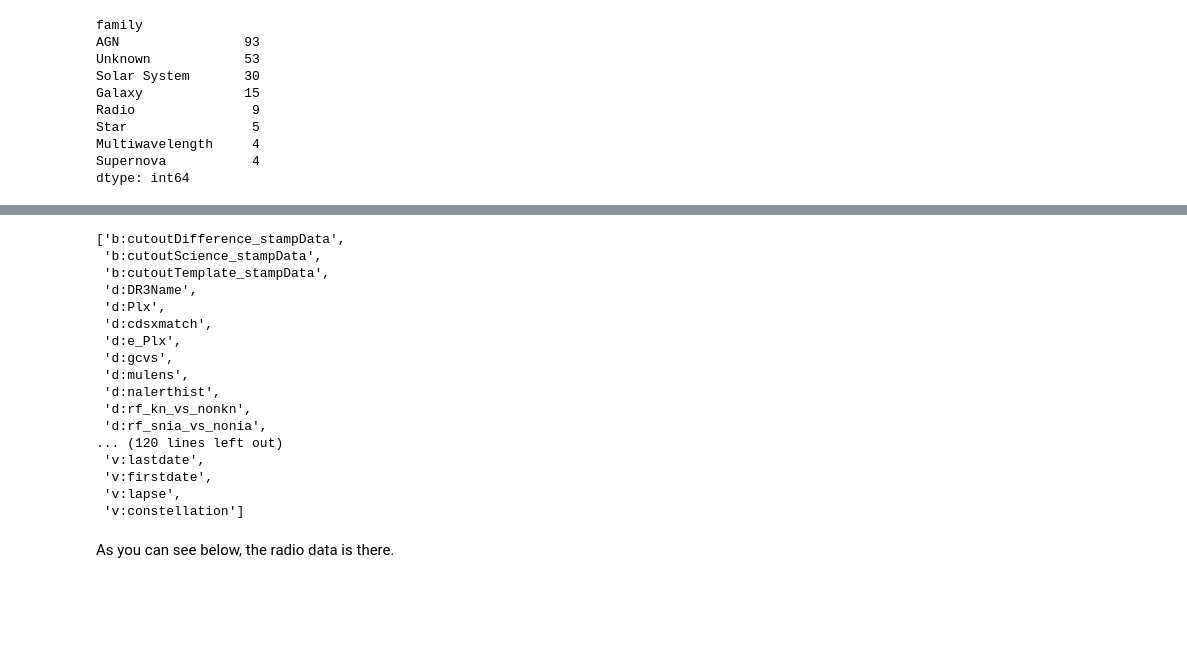
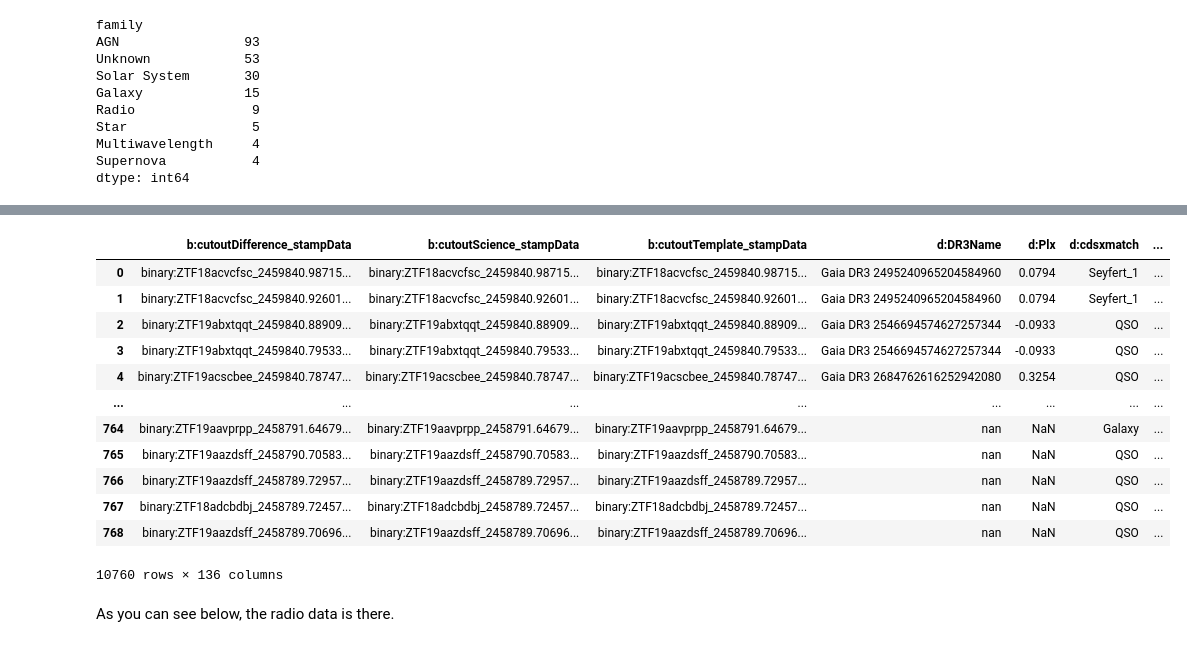
Before and after one commit to CallanG258/Project_VAST_FINK, a Jupyter notebook: Time_Correlation_Filter_Function.ipynb, the cells around one changed output, grey strips where cells are left out. Cells and saved outputs as stored; diff of their text form; code cells hidden in the pictures; blank space fills up the shorter version.

```diff
--- a/Time_Correlation_Filter_Function.ipynb
+++ b/Time_Correlation_Filter_Function.ipynb
@@ -111,20 +115,17 @@ ValueError: Expected object or value
 # %%
-fsd.keys().tolist()
+#fsd object should contain the optical time data for the selected objects
+fsd
 # %% [output]
+|  | b:cutoutDifference_stampData | b:cutoutScience_stampData | b:cutoutTemplate_stampData | d:DR3Name | d:Plx | d:cdsxmatch | ... |
+| 0 | binary:ZTF18acvcfsc_2459840.98715... | binary:ZTF18acvcfsc_2459840.98715... | binary:ZTF18acvcfsc_2459840.98715... | Gaia DR3 2495240965204584960 | 0.0794 | Seyfert_1 | ... |
+| 1 | binary:ZTF18acvcfsc_2459840.92601... | binary:ZTF18acvcfsc_2459840.92601... | binary:ZTF18acvcfsc_2459840.92601... | Gaia DR3 2495240965204584960 | 0.0794 | Seyfert_1 | ... |
+| 2 | binary:ZTF19abxtqqt_2459840.88909... | binary:ZTF19abxtqqt_2459840.88909... | binary:ZTF19abxtqqt_2459840.88909... | Gaia DR3 2546694574627257344 | -0.0933 | QSO | ... |
+| 3 | binary:ZTF19abxtqqt_2459840.79533... | binary:ZTF19abxtqqt_2459840.79533... | binary:ZTF19abxtqqt_2459840.79533... | Gaia DR3 2546694574627257344 | -0.0933 | QSO | ... |
+| 4 | binary:ZTF19acscbee_2459840.78747... | binary:ZTF19acscbee_2459840.78747... | binary:ZTF19acscbee_2459840.78747... | Gaia DR3 2684762616252942080 | 0.3254 | QSO | ... |
+| ... | ... | ... | ... | ... | ... | ... | ... |
+| 764 | binary:ZTF19aavprpp_2458791.64679... | binary:ZTF19aavprpp_2458791.64679... | binary:ZTF19aavprpp_2458791.64679... | nan | NaN | Galaxy | ... |
+| 765 | binary:ZTF19aazdsff_2458790.70583... | binary:ZTF19aazdsff_2458790.70583... | binary:ZTF19aazdsff_2458790.70583... | nan | NaN | QSO | ... |
+| 766 | binary:ZTF19aazdsff_2458789.72957... | binary:ZTF19aazdsff_2458789.72957... | binary:ZTF19aazdsff_2458789.72957... | nan | NaN | QSO | ... |
+| 767 | binary:ZTF18adcbdbj_2458789.72457... | binary:ZTF18adcbdbj_2458789.72457... | binary:ZTF18adcbdbj_2458789.72457... | nan | NaN | QSO | ... |
+| 768 | binary:ZTF19aazdsff_2458789.70696... | binary:ZTF19aazdsff_2458789.70696... | binary:ZTF19aazdsff_2458789.70696... | nan | NaN | QSO | ... |
-['b:cutoutDifference_stampData',
- 'b:cutoutScience_stampData',
- 'b:cutoutTemplate_stampData',
- 'd:DR3Name',
- 'd:Plx',
- 'd:cdsxmatch',
- 'd:e_Plx',
- 'd:gcvs',
- 'd:mulens',
- 'd:nalerthist',
- 'd:rf_kn_vs_nonkn',
- 'd:rf_snia_vs_nonia',
-... (120 lines left out)
- 'v:lastdate',
- 'v:firstdate',
- 'v:lapse',
- 'v:constellation']
+10760 rows × 136 columns
```
Also changed, not shown: parts of 12 cells of this notebook, 10 other files.
